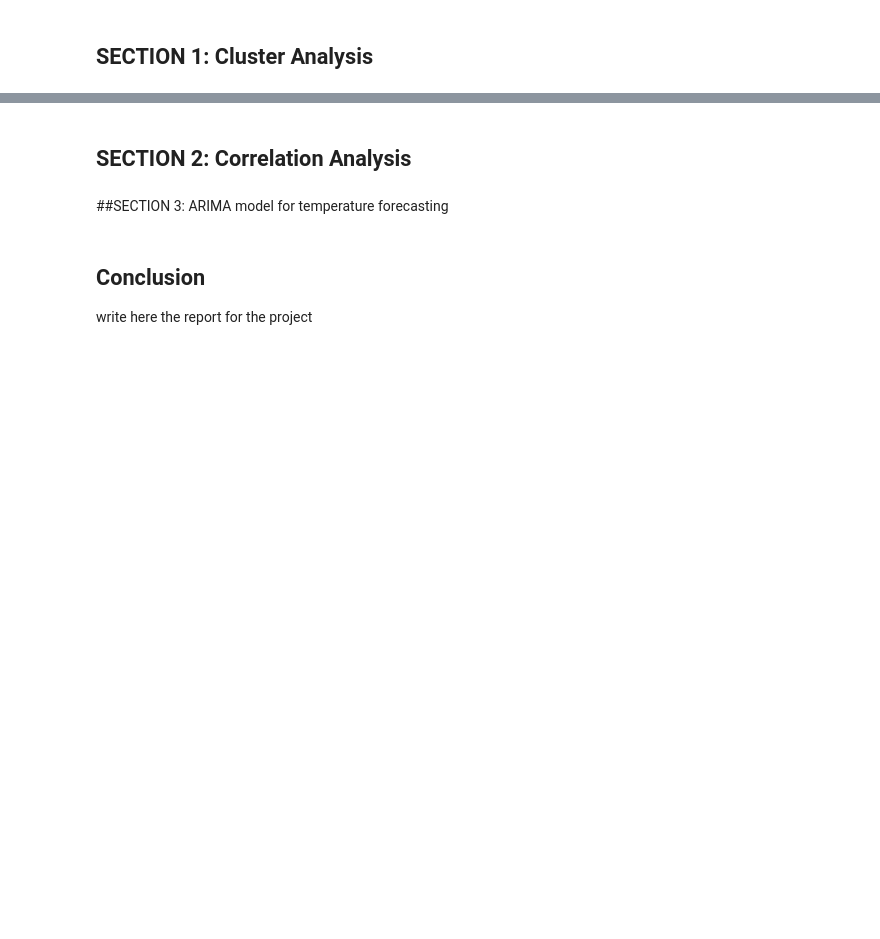
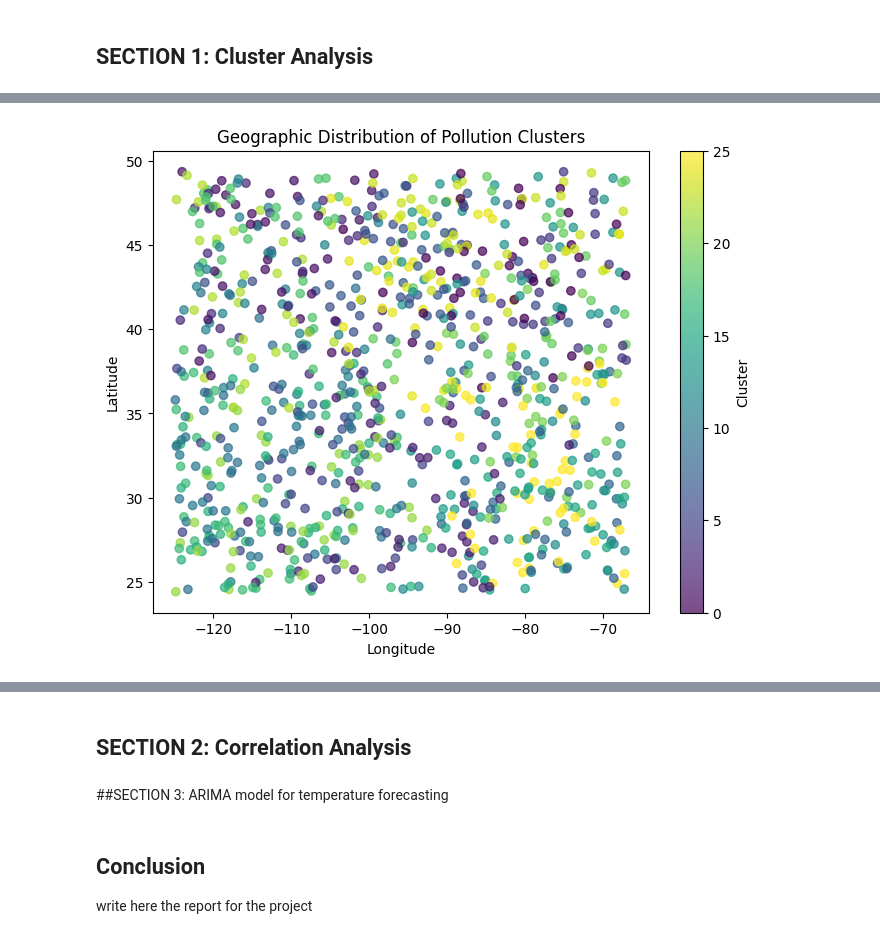
Before and after one commit to aredjil/Temperature-forecasting-for-different-cities-in-the-world, a Jupyter notebook: Project3.ipynb, the cells around one changed output, grey strips where cells are left out. Drawn from its saved outputs; the diff is of its cells as text; code cells hidden in the pictures; blank space fills up the shorter version.

```diff
--- a/Project3.ipynb
+++ b/Project3.ipynb
@@ -116,0 +164,15 @@ print(df.head())
+# %%
+# From the plots, assume the optimal number of clusters is 13
+optimal_clusters = 26
+# %%
+# 3. Apply K-Means Clustering
+# ---------------------------
+kmeans = KMeans(n_clusters=optimal_clusters, random_state=42)
+df['Cluster'] = kmeans.fit_predict(df_scaled)
+# %%
+# 4. Summarize Cluster Characteristics
+# --------------------------------------
+# Calculate average values for Pollution, CO2, and Temp for each cluster
+cluster_summary = df.groupby('Cluster')[['Pollution', 'CO2', 'Temp']].mean().reset_index()
+print("Cluster Summary (Average Values):")
+print(cluster_summary)
@@ -116,0 +197,16 @@ print(df.head())
+# %%
+# 5. Label Clusters Based on Pollution Severity
+# ----------------------------------------------
+# For simplicity, sort clusters by average Pollution level and assign labels accordingly
+sorted_clusters = cluster_summary.sort_values('Pollution')['Cluster'].values
+severity_labels = {sorted_clusters[0]: 'Low Pollution',
+                   sorted_clusters[1]: 'Moderate Pollution',
+                   sorted_clusters[2]: 'High Pollution'}
+
+# Map the labels to the main DataFrame
+df['Pollution_Severity'] = df['Cluster'].map(severity_labels)
+
+# Create a new dataset with City, Cluster, and Pollution_Severity (remove duplicates if cities appear multiple times)
+new_dataset = df[['City', 'Cluster', 'Pollution_Severity']].drop_duplicates().reset_index(drop=True)
+print("\nNew Dataset with Cluster Assignments and Pollution Severity:")
+print(new_dataset.head())
@@ -116,0 +221,14 @@ print(df.head())
+# %%
+# 6. Visualize the Clusters
+# -------------------------
+# (a) Scatter plot of Longitude vs. Latitude colored by cluster
+plt.figure(figsize=(8, 6))
+scatter = plt.scatter(df['Longitude'], df['Latitude'], c=df['Cluster'], cmap='viridis', alpha=0.7)
+plt.xlabel('Longitude')
+plt.ylabel('Latitude')
+plt.title('Geographic Distribution of Pollution Clusters')
+cbar = plt.colorbar(scatter)
+cbar.set_label('Cluster')
+plt.show()
+# %% [output]
+[figure, added]
```
Also changed, not shown: parts of 15 cells of this notebook.
